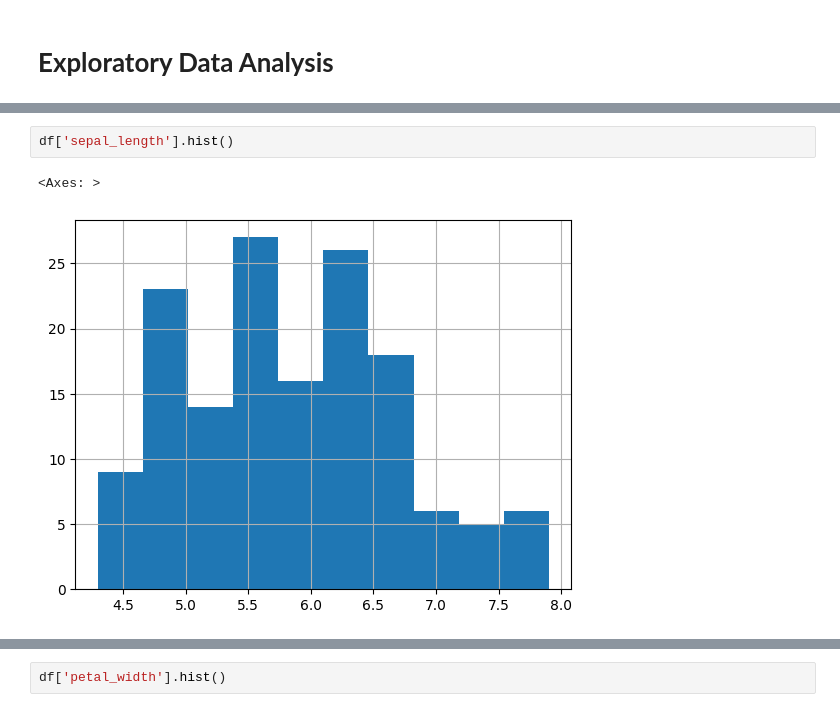
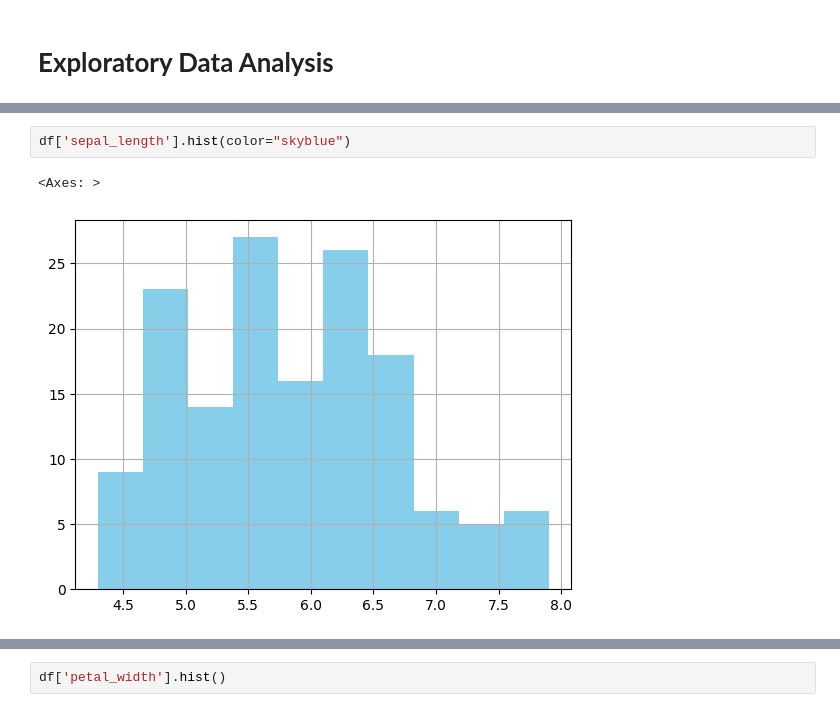
Before and after one commit to anikashaji/CODSOFT, a Jupyter notebook: IRIS_Flower_Data_Analysis.ipynb, the cells around one changed output, grey strips where cells are left out. Cells and saved outputs as stored; diff of their text form.

```diff
--- a/IRIS_Flower_Data_Analysis.ipynb
+++ b/IRIS_Flower_Data_Analysis.ipynb
@@ -74,5 +99,5 @@ df.describe()
 # %%
-df['sepal_length'].hist()
+df['sepal_length'].hist(color="skyblue")
 # %% [output]
 <Axes: >
-[figure, old version]
+[figure, new version]
```
Also changed, not shown: parts of 44 cells of this notebook.
